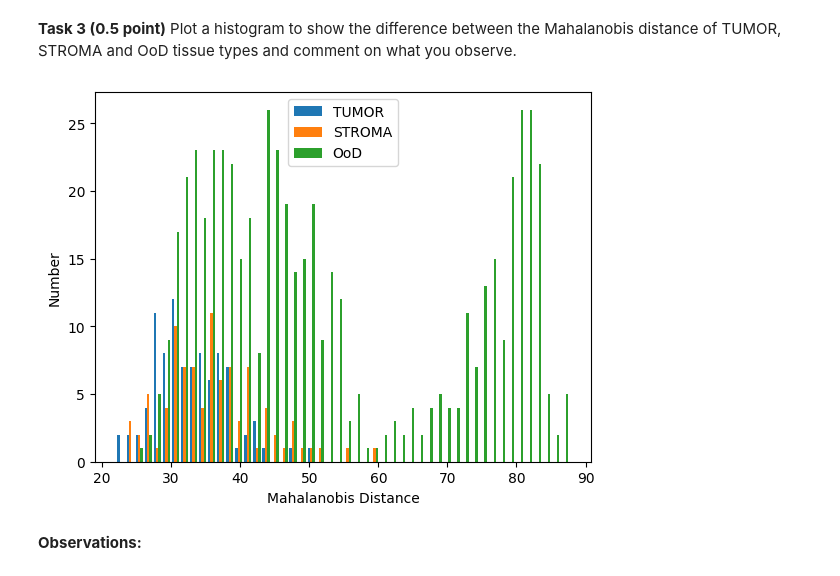
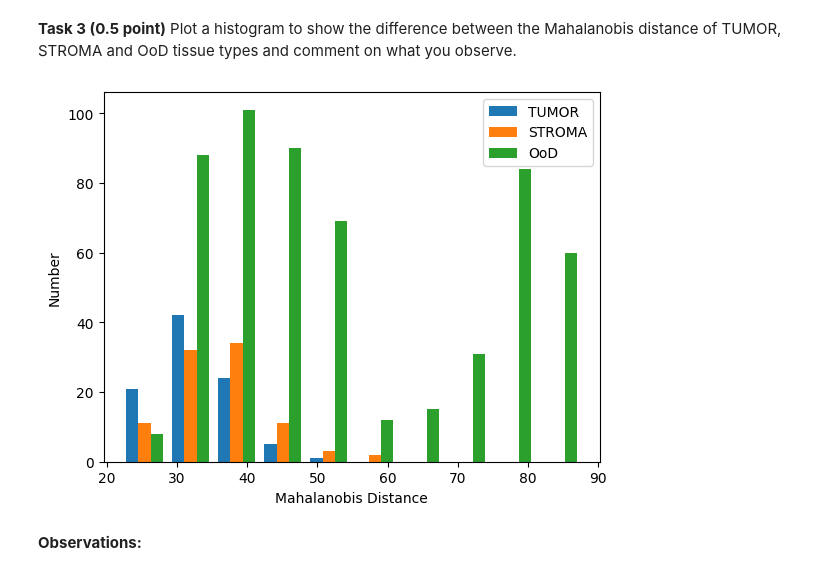
Before and after one commit to Jennifer2001-lab/iapr, a Jupyter notebook: labs/lab_03_val.ipynb, the cells around one changed output. Drawn from its saved outputs; the diff is of its cells as text; code cells hidden in the pictures.

```diff
--- a/labs/lab_03_val.ipynb
+++ b/labs/lab_03_val.ipynb
@@ -171,23 +174,23 @@ distances_w_odd = torch.min(mahalanobis_distance(test_features_w_ood), dim=1).va
 # %%
 import numpy as np
 import matplotlib.pyplot as plt
 
 # separate the distances for each tissue type
 tumor_distances = distances_w_odd[test_labels_w_ood == 0]
 stroma_distances = distances_w_odd[test_labels_w_ood == 1]
 ood_distances = distances_w_odd[test_labels_w_ood == -1]
 # create the histogram
 plt.hist(
     [tumor_distances, stroma_distances, ood_distances],
-    bins=50,
+    bins=10,
     label=["TUMOR", "STROMA", "OoD"],
 )
 plt.legend()
 plt.xlabel("Mahalanobis Distance")
 plt.ylabel("Number")
 plt.show()
 # %% [output]
-[figure, old version]
+[figure, new version]
 # %% [markdown]
 **Observations:**
 # %% [markdown]
```
Also changed, not shown: parts of 4 cells of this notebook.
